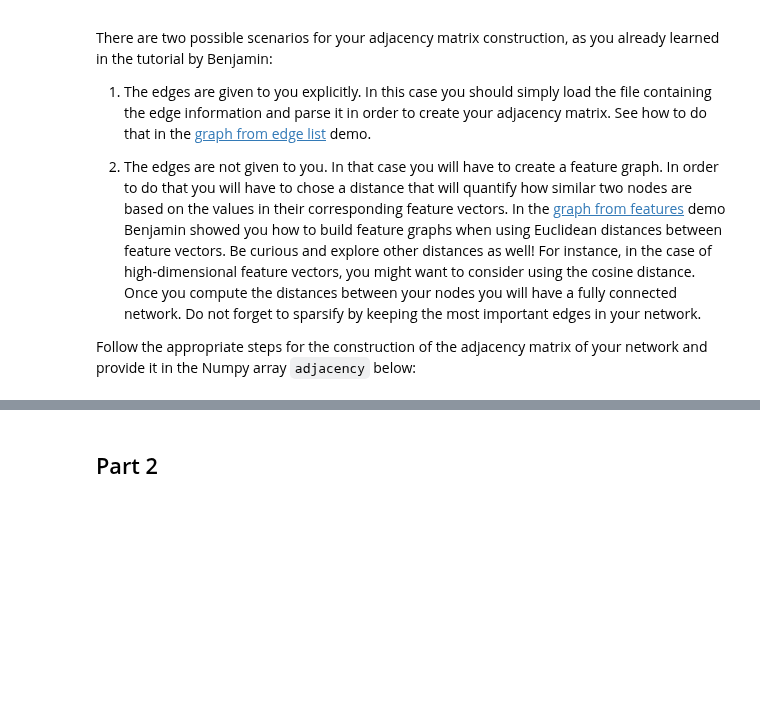
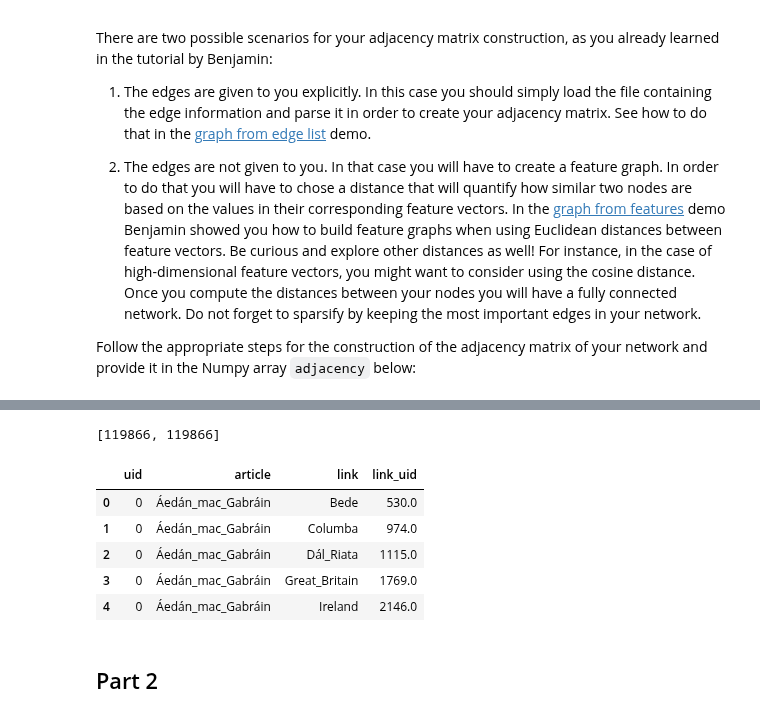
Before and after one commit to isabelaconstantin/wikinet, a Jupyter notebook: milestone1/1_network_properties.ipynb, the cells around one changed output, grey strips where cells are left out. Cells and saved outputs as stored; diff of their text form; code cells hidden in the pictures; blank space fills up the shorter version.

```diff
--- a/milestone1/1_network_properties.ipynb
+++ b/milestone1/1_network_properties.ipynb
@@ -44,7 +44,7 @@ def decode_utf8(string):
     raw = parts[0] + b''.join(decoded)
     return raw.decode('utf-8')
 # %%
-articles = pd.read_csv('./../../wikispeedia_paths-and-graph/articles.tsv', sep='\t', names=['article'], skiprows=11)
+articles = pd.read_csv('articles.tsv', sep='\t', names=['article'], skiprows=11)
 articles.head(10)
 #%C3%81ed%C3%A1n_mac_Gabr%C3%A1in should be first
 articles['article'] = articles['article'].apply(decode_utf8)
@@ -63,7 +63,7 @@ articles.head(10)
 | 8 | 12th_century |
 | 9 | 13th_century |
 # %%
-categories = pd.read_csv('./../../wikispeedia_paths-and-graph/categories.tsv', sep='\t', names=['category'], skiprows=12, index_col=None)
+categories = pd.read_csv('categories.tsv', sep='\t', names=['category'], skiprows=12, index_col=None)
 categories.reset_index(inplace=True)
 categories['index'] = categories['index'].apply(decode_utf8)
 categories['category'] = categories['category'].apply(lambda x: [x])
@@ -126,0 +129,5 @@ n_nodes = # the number of nodes in the network
+# %%
+nodes = article_df.reset_index(level=0)
+nodes.drop(columns=['category'], inplace=True)
+nodes.rename(columns={'index':'uid'}, inplace=True)
+nodes.head()
@@ -126,0 +141,7 @@ n_nodes = # the number of nodes in the network
+# %%
+edges = pd.read_csv('links.tsv', sep='\t', names=['article', 'link'], skiprows=12)
+edges['article'] = edges['article'].apply(decode_utf8)
+edges['link'] = edges['link'].apply(decode_utf8)
+edges = nodes.merge(edges)
+print(len(edges))
+edges.head()
@@ -126,0 +156,15 @@ n_nodes = # the number of nodes in the network
+# %%
+#e = edges.merge(nodes.rename(columns={'uid':'link_uid', 'link':'article'}), left_on='link', right_on='article', how='left')
+edge_map = nodes.rename(columns={'uid':'link_uid', 'article':'link'})
+e = edges.merge(edge_map, on='link', how='left')
+#e.drop(columns=['link', 'article'], inplace=True)
+print([len(edges), len(e)])
+e.head()
+# %% [output]
+[119866, 119866]
+|  | uid | article | link | link_uid |
+| 0 | 0 | Áedán_mac_Gabráin | Bede | 530.0 |
+| 1 | 0 | Áedán_mac_Gabráin | Columba | 974.0 |
+| 2 | 0 | Áedán_mac_Gabráin | Dál_Riata | 1115.0 |
+| 3 | 0 | Áedán_mac_Gabráin | Great_Britain | 1769.0 |
+| 4 | 0 | Áedán_mac_Gabráin | Ireland | 2146.0 |
```
Also changed, not shown: parts of 6 cells of this notebook.
